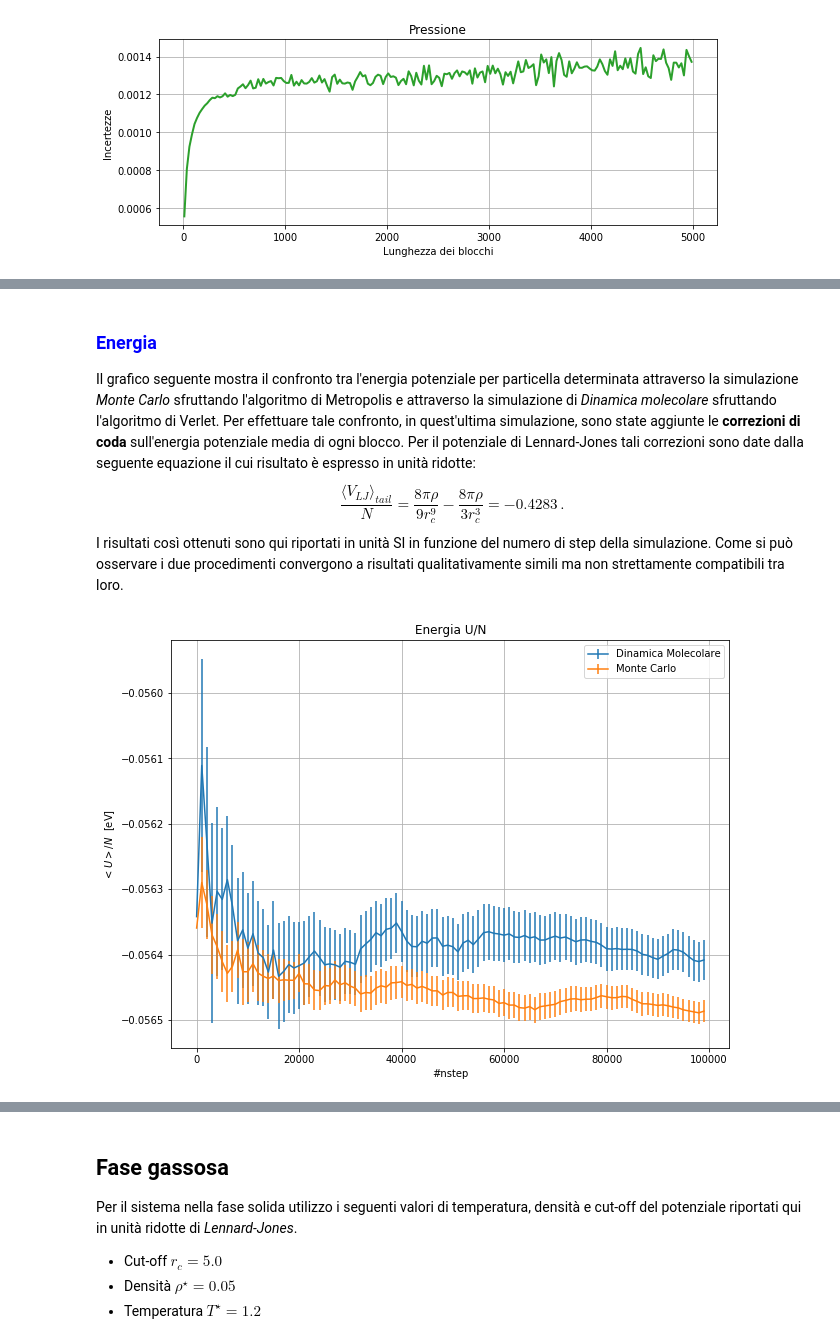
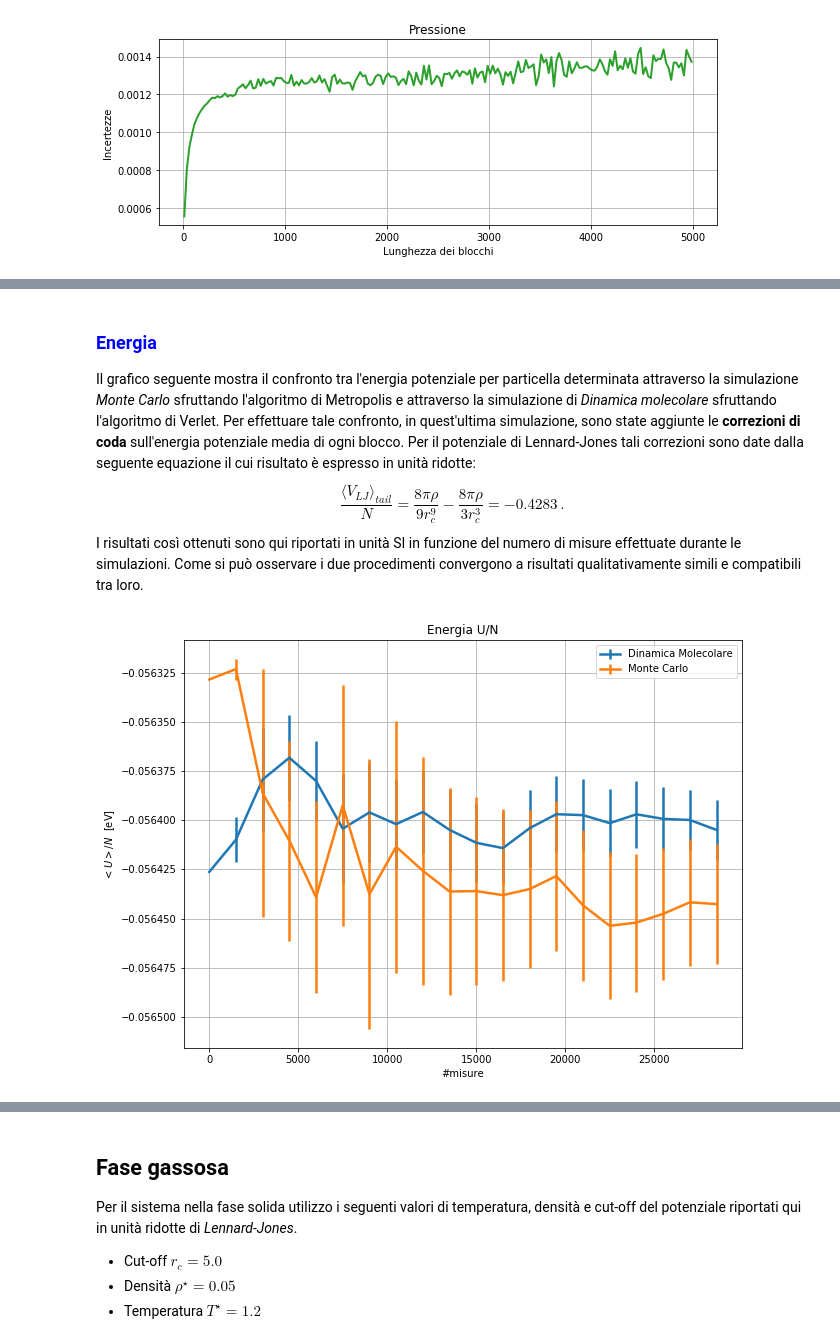
Before and after one commit to danidimic/NSL-exercise, a Jupyter notebook: LSN_Exercise_07/LSN_Exercise_07.ipynb, the cells around one changed output, grey strips where cells are left out. Drawn from its saved outputs; the diff is of its cells as text; code cells hidden in the pictures.

```diff
--- a/LSN_Exercise_07/LSN_Exercise_07.ipynb
+++ b/LSN_Exercise_07/LSN_Exercise_07.ipynb
@@ -328,32 +328,32 @@ plt.show()
 ### <font color=blue> Energia </font>
 Il grafico seguente mostra il confronto tra l'energia potenziale per particella determinata attraverso la simulazione *Monte Carlo* sfruttando l'algoritmo di Metropolis e attraverso la simulazione di *Dinamica molecolare* sfruttando l'algoritmo di Verlet. Per effettuare tale confronto, in quest'ultima simulazione, sono state aggiunte le **correzioni di coda** sull'energia potenziale media di ogni blocco. Per il potenziale di Lennard-Jones tali correzioni sono date dalla seguente equazione il cui risultato è espresso in unità ridotte:
     $$ \frac{\langle V_{LJ}\rangle_{tail} }{N} = \frac{8 \pi \rho}{9 r_c^9} - \frac{8 \pi \rho}{3 r_c^3} = -0.4283 \,.$$
-I risultati così ottenuti sono qui riportati in unità SI in funzione del numero di step della simulazione. Come si può osservare i due procedimenti convergono a risultati qualitativamente simili ma non strettamente compatibili tra loro.
+I risultati così ottenuti sono qui riportati in unità SI in funzione del numero di misure effettuate durante le simulazioni. Come si può osservare i due procedimenti convergono a risultati qualitativamente simili e compatibili tra loro.
 # %%
 import math
 import numpy as np
 import matplotlib.pyplot as plt
 
 m, MDE, MDEerr = np.loadtxt("Files/liquid/MD_Epot.out", unpack=True)
 n, eblock, E, Eerr = np.loadtxt("Files/liquid/Epot.out", unpack=True)
-n = np.arange(100000, step=1000)
+n = np.arange(3e4, step=1500)
 #conversione unità SI
 E *= epsilon
 Eerr *= epsilon
 MDE *= epsilon
 MDEerr *= epsilon
 
 plt.figure(figsize=(10, 7.5))
 plt.title('Energia U/N')
-plt.xlabel('#nstep')
+plt.xlabel('#misure')
 plt.ylabel('$<U>/N$  [eV]')
-plt.errorbar(n, MDE, MDEerr, label='Dinamica Molecolare')
-plt.errorbar(n, E, Eerr, label='Monte Carlo')
+plt.errorbar(n, MDE, MDEerr, label='Dinamica Molecolare', lw=2.5)
+plt.errorbar(n, E, Eerr, label='Monte Carlo', lw=2.5)
 plt.legend()
 plt.grid(True)
 plt.show()
 # %% [output]
-[figure, old version]
+[figure, new version]
 # %% [markdown]
 ### <font color=blue> Pressione </font>
 Il grafico seguente mostra il confronto tra la pressione determinata attraverso la simulazione *Monte Carlo* sfruttando l'algoritmo di Metropolis e attraverso la simulazione di *Dinamica molecolare* sfruttando l'algoritmo di Verlet. Per effettuare tale confronto, in quest'ultima simulazione, sono state aggiunte le **correzioni di coda** sul viriale medio di ogni blocco, necessario per il calcolo della pressione. Per il potenziale di Lennard-Jones tali correzioni sono date dalla seguente equazione il cui risultato è espresso in unità ridotte:
```
Also changed, not shown: parts of 19 cells of this notebook, 29 other files.
